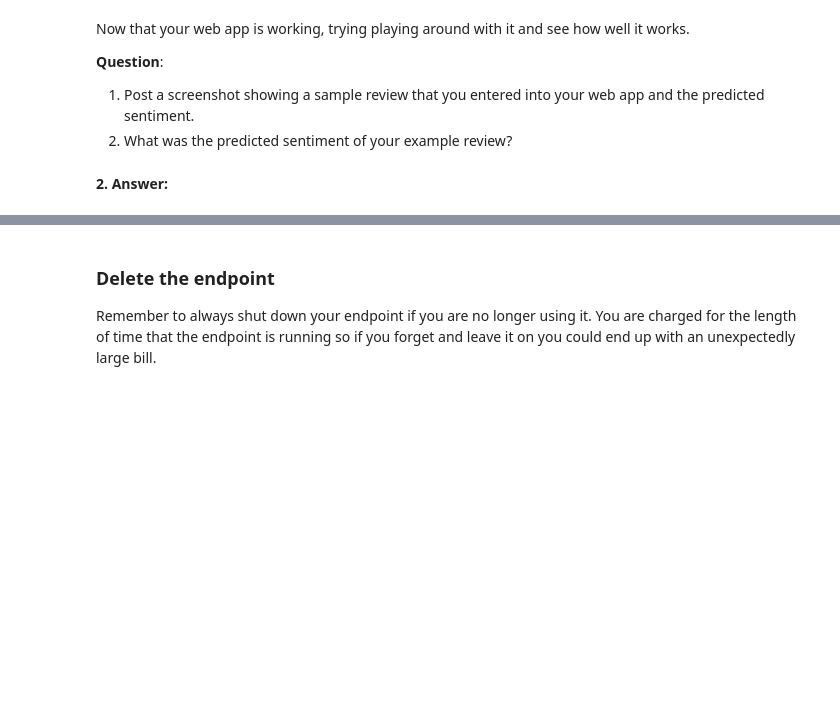
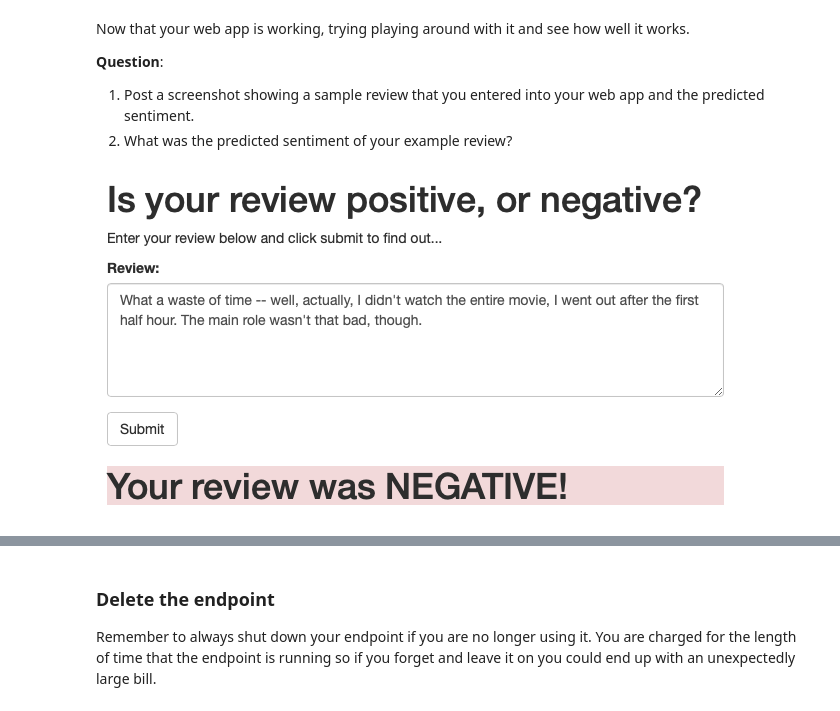
Before and after one commit to mxagar/sentiment_rnn_aws_deployment, a Jupyter notebook: src/SageMaker_Sentiment_Analysis_Project.ipynb, the cells around one changed output, grey strips where cells are left out. Cells and saved outputs as stored; diff of their text form; code cells hidden in the pictures; blank space fills up the shorter version.

```diff
--- a/src/SageMaker_Sentiment_Analysis_Project.ipynb
+++ b/src/SageMaker_Sentiment_Analysis_Project.ipynb
@@ -925,6 +956,6 @@ Now that your web app is working, trying playing around with it and see how well
 # %%
 # 1. Upload screenshot and run this cell to display it
 from IPython.display import Image
-Image(filename='output.png') # change the screenshot filename
+Image(filename='./website/review_3.png') # NEGATIVE review, easy
+# %% [output]
+[figure, added]
-# %% [markdown]
-**2. Answer:**
```
Also changed, not shown: parts of 18 cells of this notebook.
